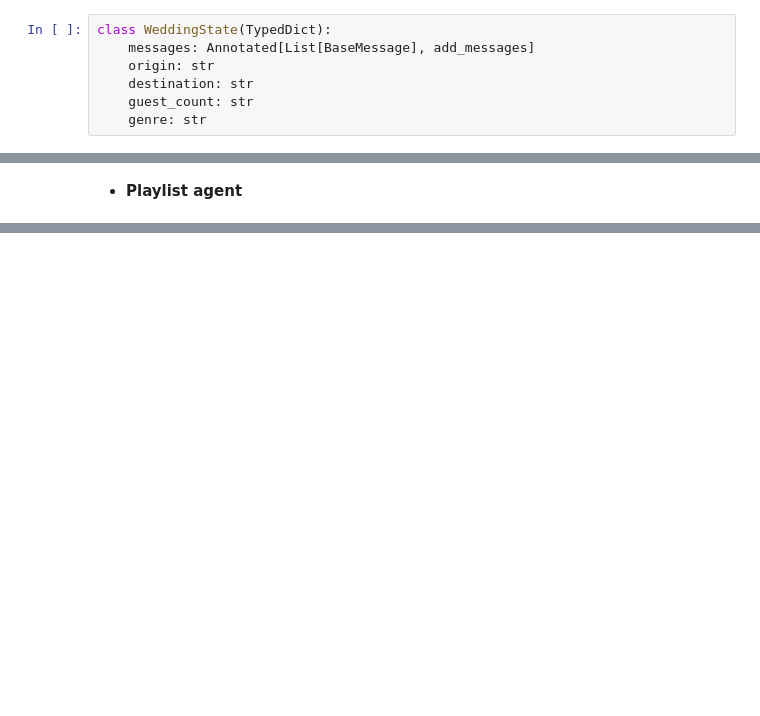
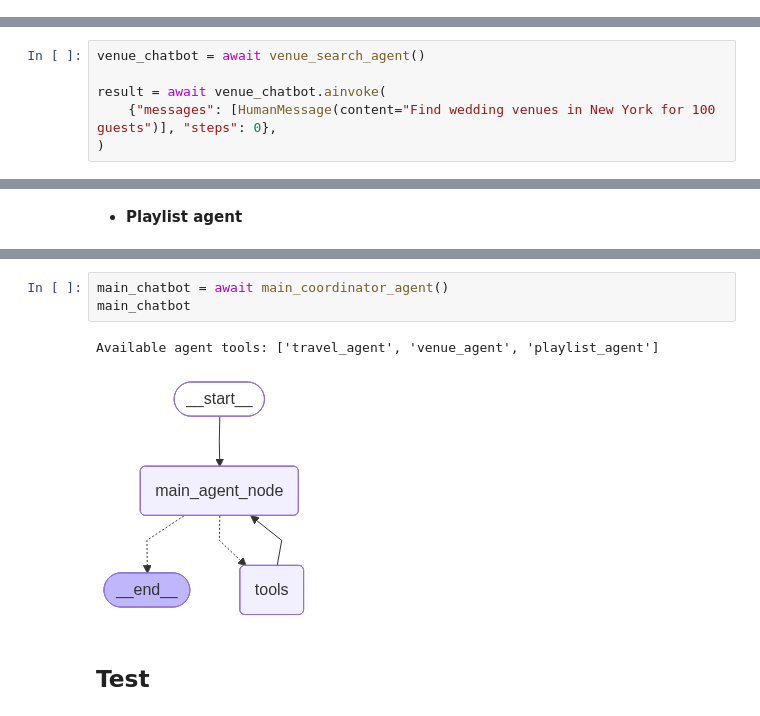
Before and after one commit to MuhammadUmerKhan/GenAI-AgenticAI-MCP-Tutorials, a Jupyter notebook: AgenticAI-Using_LangGraph/Projects/01_Wedding_Travel_Agent/01_wedding_planner_langGraph.ipynb, the cells around one changed output, grey strips where cells are left out. Saved outputs shown, nothing was run; the diff lists cells and outputs as text; blank space fills up the shorter version.

```diff
--- a/AgenticAI-Using_LangGraph/Projects/01_Wedding_Travel_Agent/01_wedding_planner_langGraph.ipynb
+++ b/AgenticAI-Using_LangGraph/Projects/01_Wedding_Travel_Agent/01_wedding_planner_langGraph.ipynb
@@ -41,10 +42,3 @@ mcp_server = MultiServerMCPClient(SERVER)
-# %%
-class WeddingState(TypedDict):
-    messages: Annotated[List[BaseMessage], add_messages]
-    origin: str
-    destination: str
-    guest_count: str
-    genre: str
 # %% [markdown]
 ## **Tools**
 # %% [markdown]
@@ -80,0 +229,6 @@ def query_playlist_db(query: str) -> str:
+# %%
+venue_chatbot = await venue_search_agent()
+
+result = await venue_chatbot.ainvoke(
+    {"messages": [HumanMessage(content="Find wedding venues in New York for 100 guests")], "steps": 0},
+)
@@ -82,0 +400,8 @@ def query_playlist_db(query: str) -> str:
+# %%
+main_chatbot = await main_coordinator_agent()
+main_chatbot
+# %% [output]
+Available agent tools: ['travel_agent', 'venue_agent', 'playlist_agent']
+[figure, added]
+# %% [markdown]
+## **Test**
```
Also changed, not shown: parts of 21 cells of this notebook, 2 other files.
